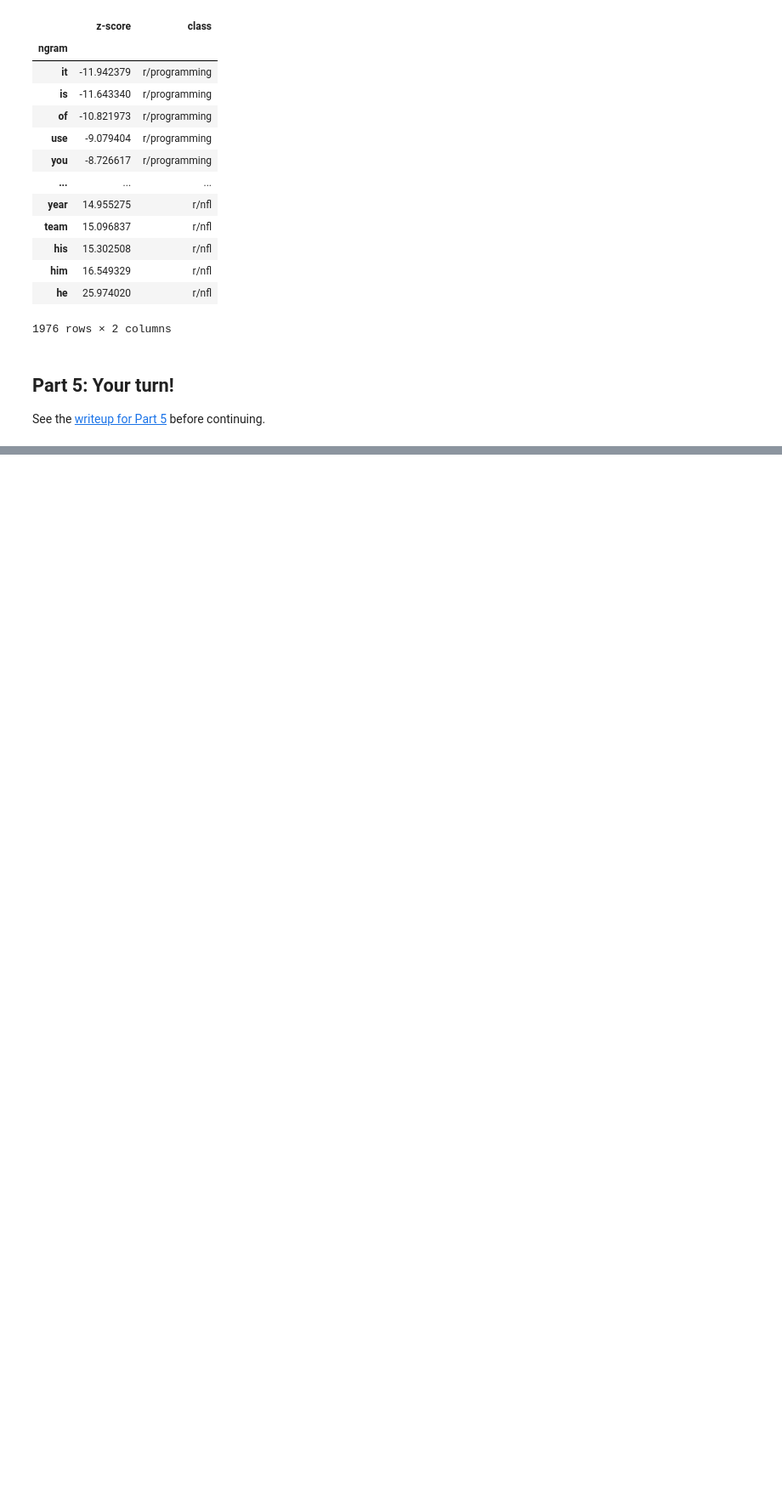
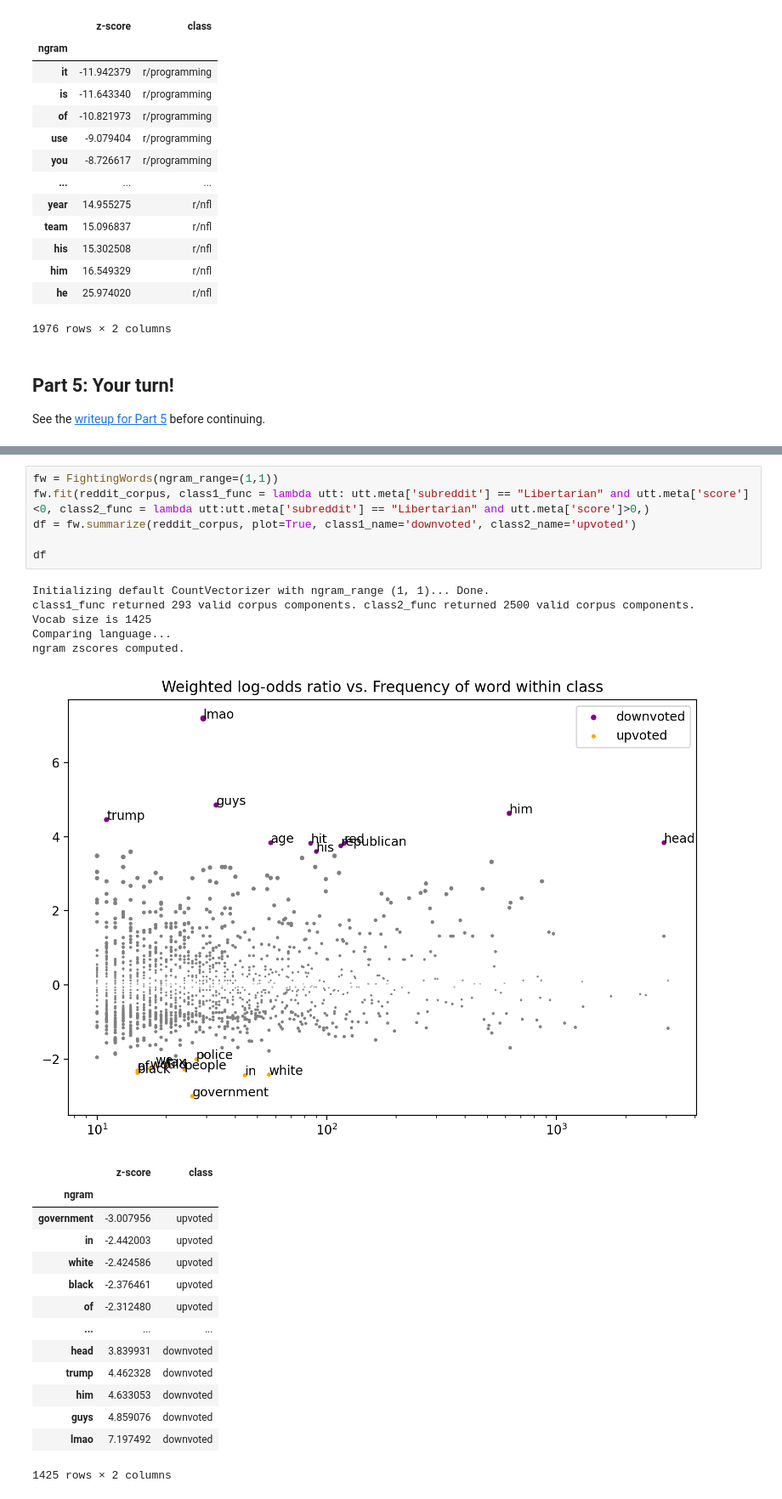
Before and after one commit to aidandeshong/AWeSoMe-starter, a Jupyter notebook: AWeSoMe_Lab_Intro.ipynb, the cells around one changed output, grey strips where cells are left out. Shown at 85% size. Drawn from its saved outputs; the diff is of its cells as text; blank space fills up the shorter version.

```diff
--- a/AWeSoMe_Lab_Intro.ipynb
+++ b/AWeSoMe_Lab_Intro.ipynb
@@ -162,0 +203,27 @@ Now write down in this text cell some things that you found. How did the results
+# %%
+fw = FightingWords(ngram_range=(1,1))
+fw.fit(reddit_corpus, class1_func = lambda utt: utt.meta['subreddit'] == "Libertarian" and utt.meta['score']<0, class2_func = lambda utt:utt.meta['subreddit'] == "Libertarian" and utt.meta['score']>0,)
+df = fw.summarize(reddit_corpus, plot=True, class1_name='downvoted', class2_name='upvoted')
+
+df
+# %% [output]
+Initializing default CountVectorizer with ngram_range (1, 1)... Done.
+class1_func returned 293 valid corpus components. class2_func returned 2500 valid corpus components.
+Vocab size is 1425
+Comparing language...
+ngram zscores computed.
+[figure, added]
+|  | z-score | class |
+| ngram |  |  |
+| government | -3.007956 | upvoted |
+| in | -2.442003 | upvoted |
+| white | -2.424586 | upvoted |
+| black | -2.376461 | upvoted |
+| of | -2.312480 | upvoted |
+| ... | ... | ... |
+| head | 3.839931 | downvoted |
+| trump | 4.462328 | downvoted |
+| him | 4.633053 | downvoted |
+| guys | 4.859076 | downvoted |
+| lmao | 7.197492 | downvoted |
+1425 rows × 2 columns
```
Also changed, not shown: parts of 6 cells of this notebook.
